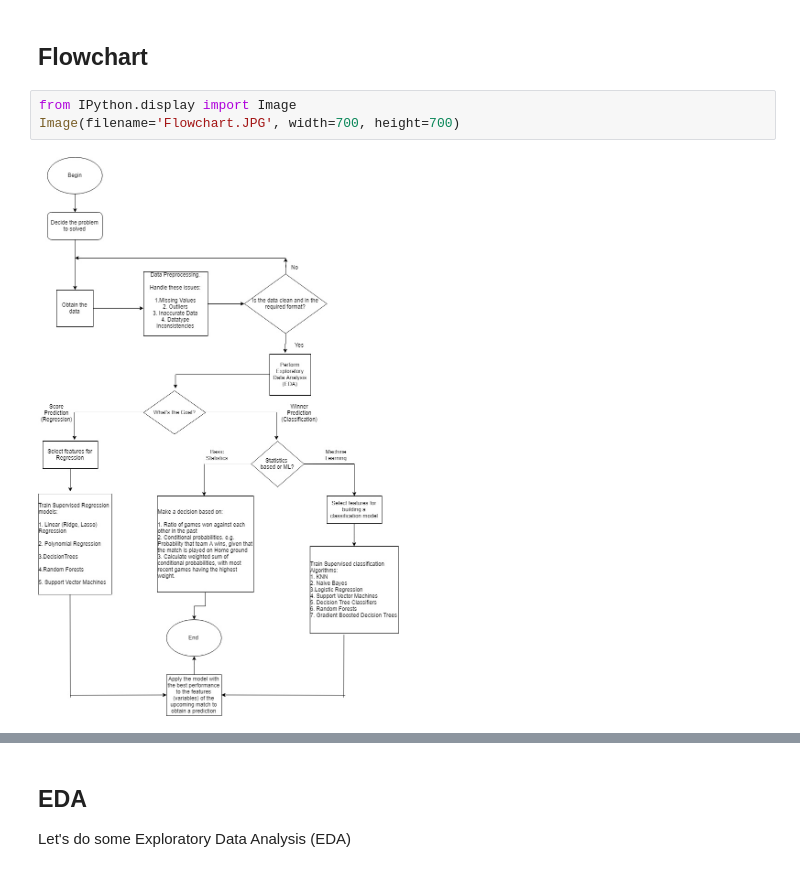
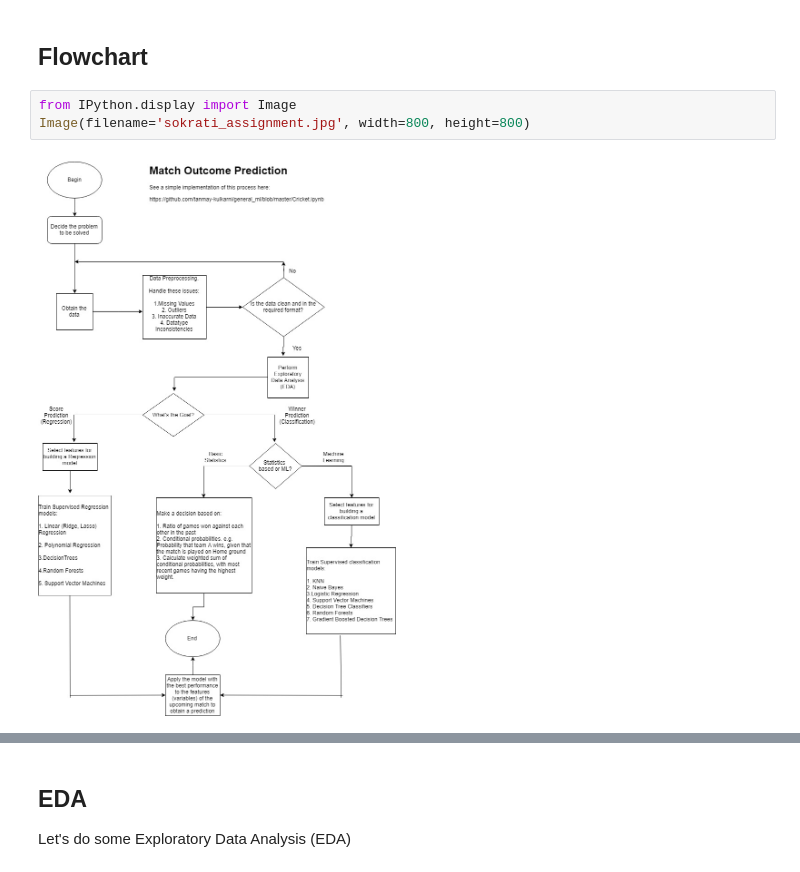
Before and after one commit to tanmay-kulkarni/general_ml, a Jupyter notebook: Cricket.ipynb, the cells around one changed output, grey strips where cells are left out. Saved outputs shown, nothing was run; the diff lists cells and outputs as text.

```diff
--- a/Cricket.ipynb
+++ b/Cricket.ipynb
@@ -32,9 +32,9 @@ Usually, carefully following the above steps yields a model that generalizes wel
 ## Flowchart
 # %%
 from IPython.display import Image
-Image(filename='Flowchart.JPG', width=700, height=700)
+Image(filename='sokrati_assignment.jpg', width=800, height=800)
 # %% [output]
-[figure, old version]
+[figure, new version]
 # %%
 from google.colab import files
 #files.upload()
```
Also changed, not shown: parts of 42 cells of this notebook.
